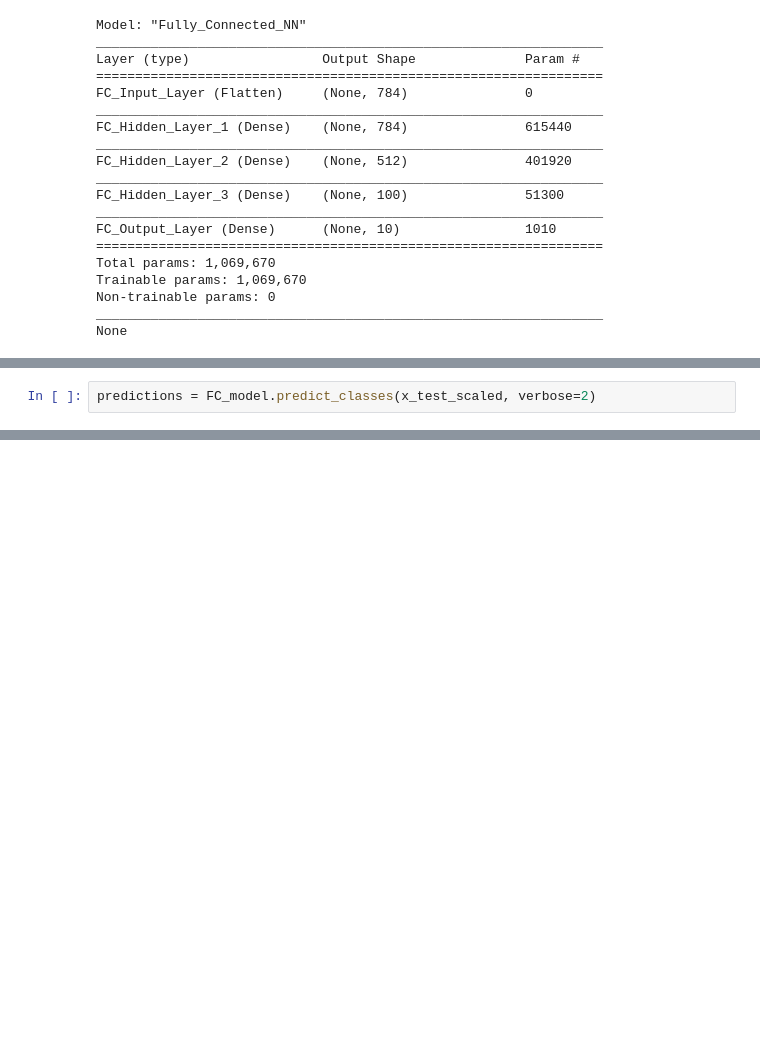
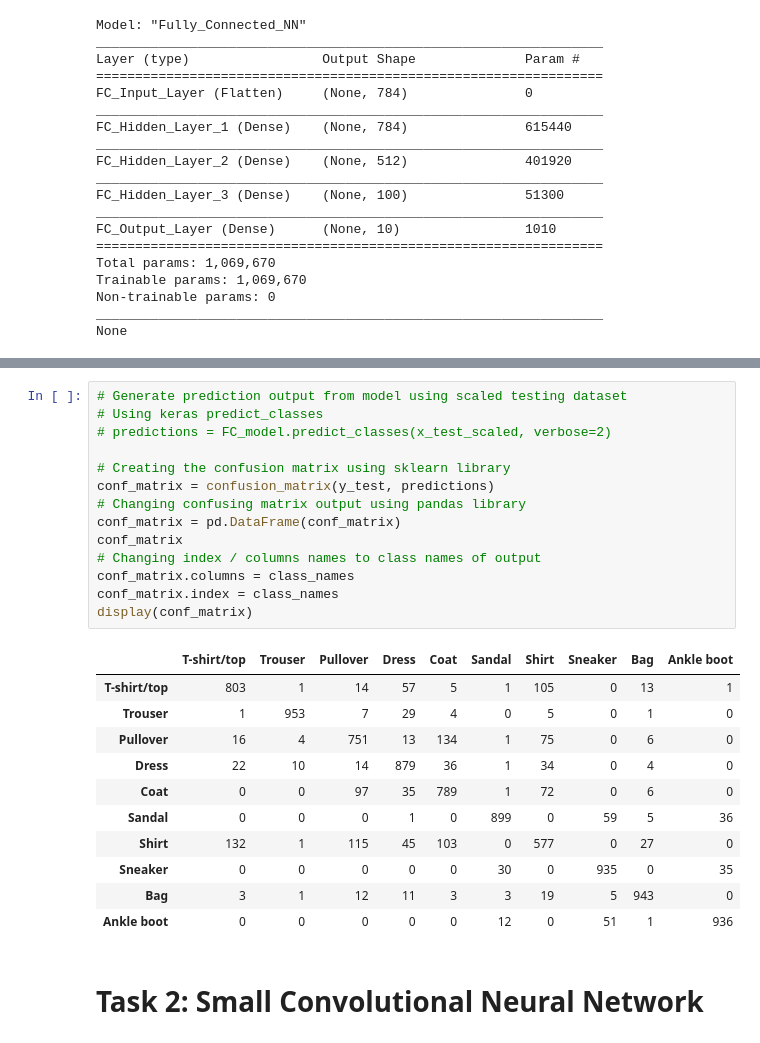
Before and after one commit to cmetzner93/DeepLearning_Project3, a Jupyter notebook: dl_525_proj3.ipynb, the cells around one changed output, grey strips where cells are left out. Drawn from its saved outputs; the diff is of its cells as text; blank space fills up the shorter version.

```diff
--- a/dl_525_proj3.ipynb
+++ b/dl_525_proj3.ipynb
@@ -196,2 +208,0 @@ plt.show()
-# %%
-predictions = FC_model.predict_classes(x_test_scaled, verbose=2)
@@ -231,0 +225,28 @@ conf_matrix
+# %%
+# Generate prediction output from model using scaled testing dataset
+# Using keras predict_classes
+# predictions = FC_model.predict_classes(x_test_scaled, verbose=2)
+
+# Creating the confusion matrix using sklearn library
+conf_matrix = confusion_matrix(y_test, predictions)
+# Changing confusing matrix output using pandas library
+conf_matrix = pd.DataFrame(conf_matrix)
+conf_matrix
+# Changing index / columns names to class names of output
+conf_matrix.columns = class_names
+conf_matrix.index = class_names
+display(conf_matrix)
+# %% [output]
+|  | T-shirt/top | Trouser | Pullover | Dress | Coat | Sandal | Shirt | Sneaker | Bag | Ankle boot |
+| T-shirt/top | 803 | 1 | 14 | 57 | 5 | 1 | 105 | 0 | 13 | 1 |
+| Trouser | 1 | 953 | 7 | 29 | 4 | 0 | 5 | 0 | 1 | 0 |
+| Pullover | 16 | 4 | 751 | 13 | 134 | 1 | 75 | 0 | 6 | 0 |
+| Dress | 22 | 10 | 14 | 879 | 36 | 1 | 34 | 0 | 4 | 0 |
+| Coat | 0 | 0 | 97 | 35 | 789 | 1 | 72 | 0 | 6 | 0 |
+| Sandal | 0 | 0 | 0 | 1 | 0 | 899 | 0 | 59 | 5 | 36 |
+| Shirt | 132 | 1 | 115 | 45 | 103 | 0 | 577 | 0 | 27 | 0 |
+| Sneaker | 0 | 0 | 0 | 0 | 0 | 30 | 0 | 935 | 0 | 35 |
+| Bag | 3 | 1 | 12 | 11 | 3 | 3 | 19 | 5 | 943 | 0 |
+| Ankle boot | 0 | 0 | 0 | 0 | 0 | 12 | 0 | 51 | 1 | 936 |
+# %% [markdown]
+# Task 2: Small Convolutional Neural Network
```
Also changed, not shown: parts of 12 cells of this notebook.
